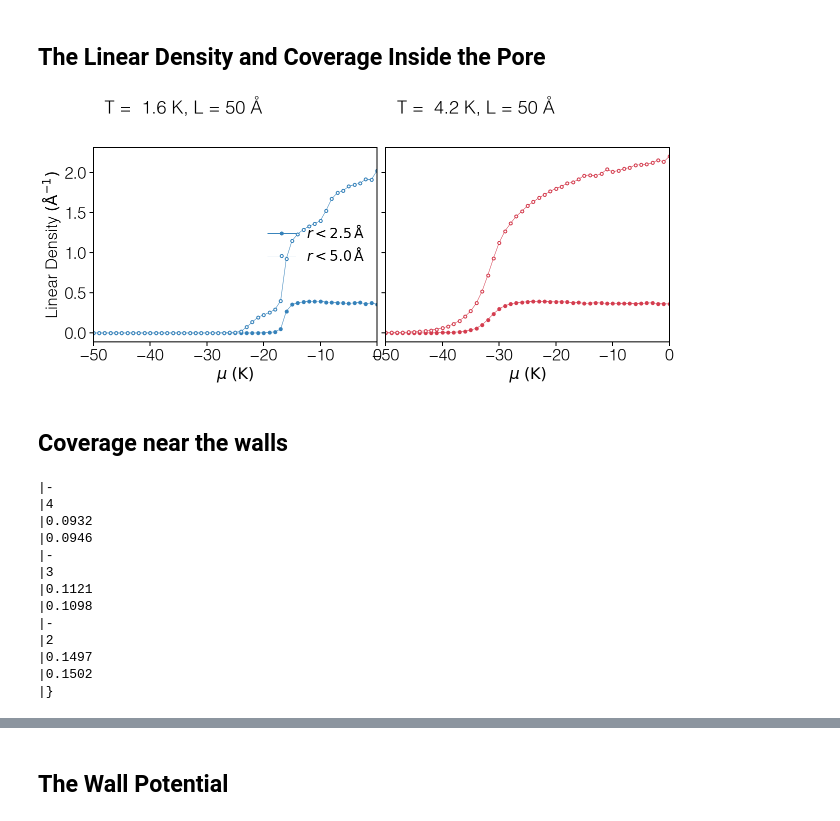
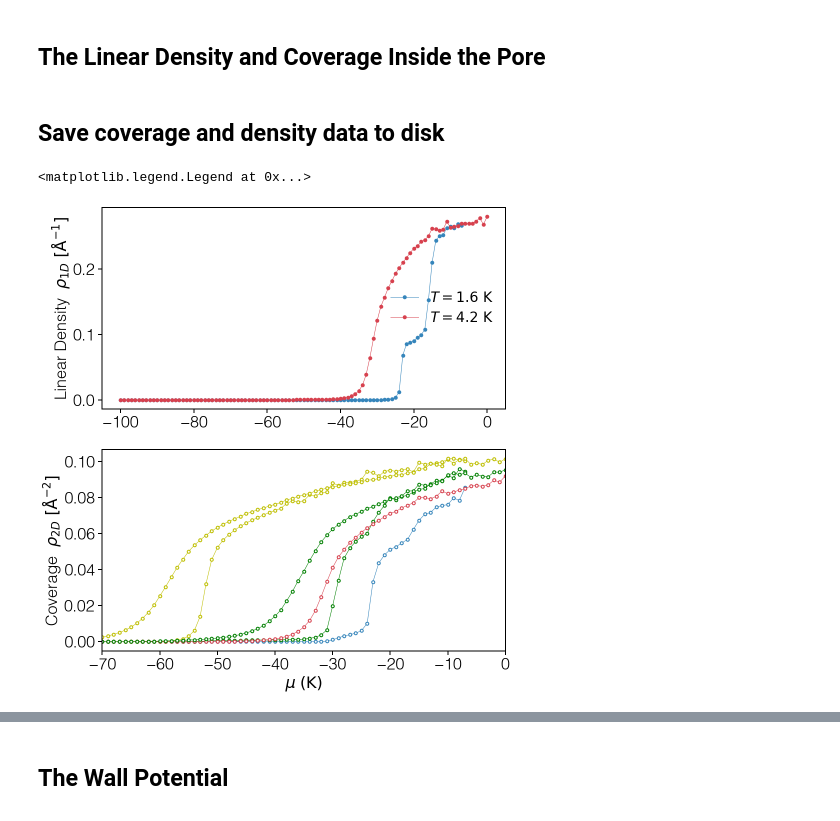
Before and after one commit to DelMaestroGroup/PlatedHe4Nanopores, a Jupyter notebook: Notebooks/experimental_nanopore_structure.ipynb, the cells around one changed output, grey strips where cells are left out. Drawn from its saved outputs; the diff is of its cells as text; code cells hidden in the pictures.

Commit message:
working on coverage plot

```diff
--- a/Notebooks/experimental_nanopore_structure.ipynb
+++ b/Notebooks/experimental_nanopore_structure.ipynb
@@ -199,0 +196,2 @@ for cT in T:
+# %% [markdown]
+## Save coverage and density data to disk
@@ -200,48 +205,30 @@ for cT in T:
 # %%
-fig, axes = plt.subplots(1,2,sharex=False, sharey=True, squeeze=True, figsize=(10,3.5))
+fig, axes = plt.subplots(2,1,sharex=False, sharey=False, squeeze=True, figsize=(7,8))
 fig.subplots_adjust(wspace=0.03)
 
 for i,cT in enumerate(T):
-    axes[i].plot(μ,ρlin[Tkey(cT)][:,0],marker='o', color=Tcolors[Tkey(cT)], markersize=3, lw=0.5,
-                 label=r'$r < 2.5\, \mathrm{\AA}$')
-    axes[i].plot(μ,ρlin[Tkey(cT)][:,1],marker='o', color=Tcolors[Tkey(cT)], mfc='w', markersize=3, lw=0.5, label=r'$r < 5.0\, \mathrm{\AA}$')
+    axes[0].plot(μ[Tkey(cT)],ρshell[Tkey(cT)][:,0],marker='o', color=Tcolors[Tkey(cT)], markersize=3, lw=0.5,
+                 label=f'$T = {cT}\ \mathrm{{K}}$')
 
-    axes[i].text(-48,2.75,'T = {:4.1f} K, L = {:d} Å'.format(cT,L),fontsize=18)
+    axes[1].plot(μ[Tkey(cT)],ρshell[Tkey(cT)][:,1],marker='o', color=Tcolors[Tkey(cT)], mfc='w', markersize=3, lw=0.5)
+
+    axes[1].plot(μ[Tkey(cT)],ρshell[Tkey(cT)][:,2],marker='o', color='green', mfc='w', markersize=3, lw=0.5, label=r'$r < 5.0\, \mathrm{\AA}$')
+
+    axes[1].plot(μ[Tkey(cT)],ρshell[Tkey(cT)][:,3],marker='o', color='y', mfc='w', markersize=3, lw=0.5, label=r'$r < 5.0\, \mathrm{\AA}$')
+
+    #    axes[i].text(-48,2.75,'T = {:4.1f} K, L = {:d} Å'.format(cT,L),fontsize=18)
 
 
 #plt.plot(μ,ρlin[:,2],marker='o', markersize=3, lw=0.5, label=r'$r < 7.5\, \mathrm{\AA}$')
 
-    axes[i].set_xlim(-50,0)
+axes[-1].set_xlim(-70,0)
+axes[-1].set_xlabel(r'$\mu\; (\mathrm{K})$')
 
-    axes[i].set_xlabel(r'$\mu\; (\mathrm{K})$')
+axes[0].set_ylabel(r'Linear Density  $\rho_{1D}\ [\mathrm{\AA}^{-1}]$')
 
-axes[0].set_ylabel(r'Linear Density $(\mathrm{\AA}^{-1})$')
+axes[1].set_ylabel(r'Coverage  $\rho_{2D}\ [\mathrm{\AA}^{-2}]$')
 axes[0].legend(loc='center right', frameon=False)
-plt.savefig('../Output/rholinear_vs_r.png',dpi=300)
+#plt.savefig('../Output/rholinear_vs_r.png',dpi=300)
 # %% [output]
+<matplotlib.legend.Legend at 0x...>
-[figure, old version]
+[figure, new version]
-# %% [markdown]
-## Coverage near the walls
-# %%
-idx = [Tkey(cT) for cT in T]
-
-for j in range(3):
-    print('|-')
-    print('|{:d}'.format(4-j))
-    for i in range(2):
-        print('|{:6.4f}'.format(coverage[idx[i]][j]))
-print('|}')
-# %% [output]
-|-
-|4
-|0.0932
-|0.0946
-|-
-|3
-|0.1121
-|0.1098
-|-
-|2
-|0.1497
-|0.1502
-|}
```
Also changed, not shown: parts of 4 cells of this notebook.
